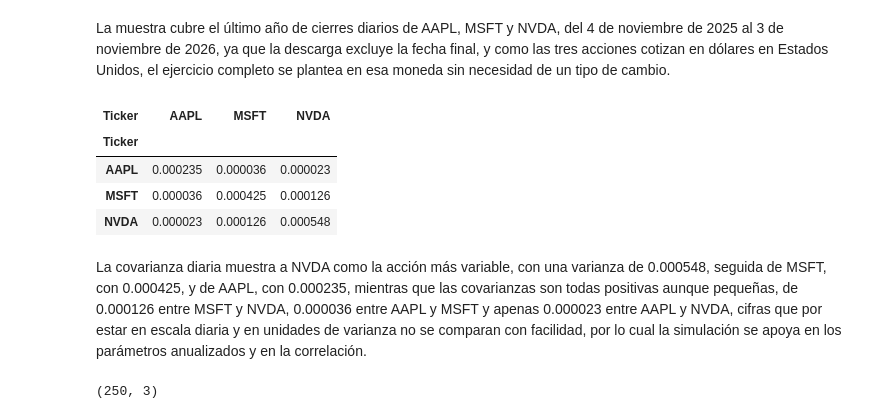
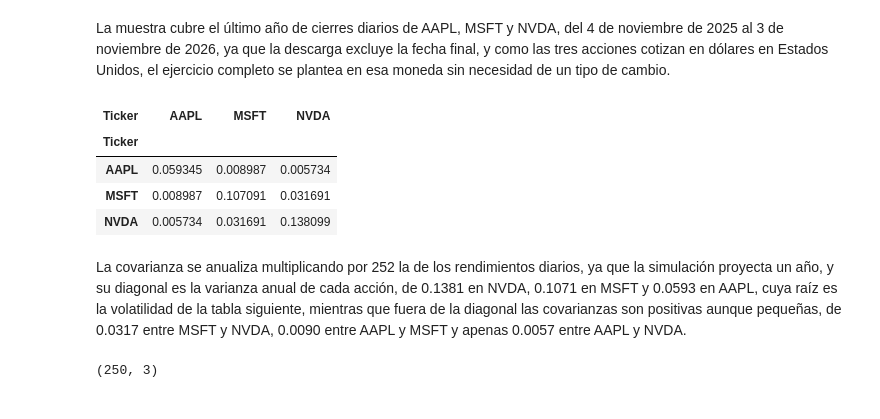
Before and after one commit to Urielledezma/Simulacion-de-Procesos-Financieros, a Jupyter notebook: C18 - VaR y CVaR.ipynb, the cells around one changed output. Cells and saved outputs as stored; diff of their text form; code cells hidden in the pictures.

Commit message:
Usa la covarianza anual en C18 y fecha la portada el 9 y 11 de noviembre

```diff
--- a/C18 - VaR y CVaR.ipynb
+++ b/C18 - VaR y CVaR.ipynb
@@ -42,17 +42,17 @@ La muestra cubre el último año de cierres diarios de AAPL, MSFT y NVDA, del 4
 # %%
 ticker = ['AAPL', 'MSFT', 'NVDA']
 prices = yf.download(ticker, start='2025-11-04', end='2026-11-04', progress=False)['Close']
 Rendimientos_Logaritmicos = np.log(prices / prices.shift(1)).dropna()
-Covarianza = Rendimientos_Logaritmicos.cov()
+Covarianza = Rendimientos_Logaritmicos.cov() * 252
 Covarianza
 # %% [output]
 | Ticker | AAPL | MSFT | NVDA |
 | Ticker |  |  |  |
-| AAPL | 0.000235 | 0.000036 | 0.000023 |
-| MSFT | 0.000036 | 0.000425 | 0.000126 |
-| NVDA | 0.000023 | 0.000126 | 0.000548 |
+| AAPL | 0.059345 | 0.008987 | 0.005734 |
+| MSFT | 0.008987 | 0.107091 | 0.031691 |
+| NVDA | 0.005734 | 0.031691 | 0.138099 |
-# %% [markdown]
-La covarianza diaria muestra a NVDA como la acción más variable, con una varianza de 0.000548, seguida de MSFT, con 0.000425, y de AAPL, con 0.000235, mientras que las covarianzas son todas positivas aunque pequeñas, de 0.000126 entre MSFT y NVDA, 0.000036 entre AAPL y MSFT y apenas 0.000023 entre AAPL y NVDA, cifras que por estar en escala diaria y en unidades de varianza no se comparan con facilidad, por lo cual la simulación se apoya en los parámetros anualizados y en la correlación.
+# %% [markdown]
+La covarianza se anualiza multiplicando por 252 la de los rendimientos diarios, ya que la simulación proyecta un año, y su diagonal es la varianza anual de cada acción, de 0.1381 en NVDA, 0.1071 en MSFT y 0.0593 en AAPL, cuya raíz es la volatilidad de la tabla siguiente, mientras que fuera de la diagonal las covarianzas son positivas aunque pequeñas, de 0.0317 entre MSFT y NVDA, 0.0090 entre AAPL y MSFT y apenas 0.0057 entre AAPL y NVDA.
 # %%
 Parametros = pd.DataFrame({
     'Precio Inicial': prices.iloc[-1],
```
Also changed, not shown: parts of 13 cells of this notebook.
